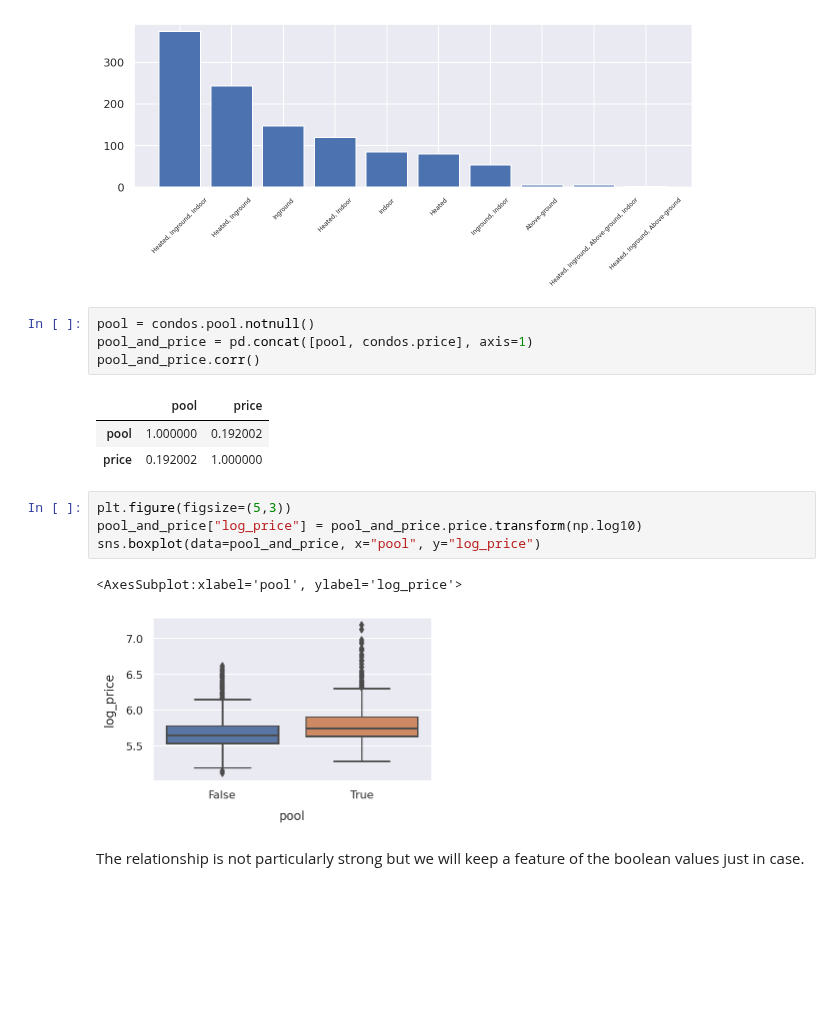
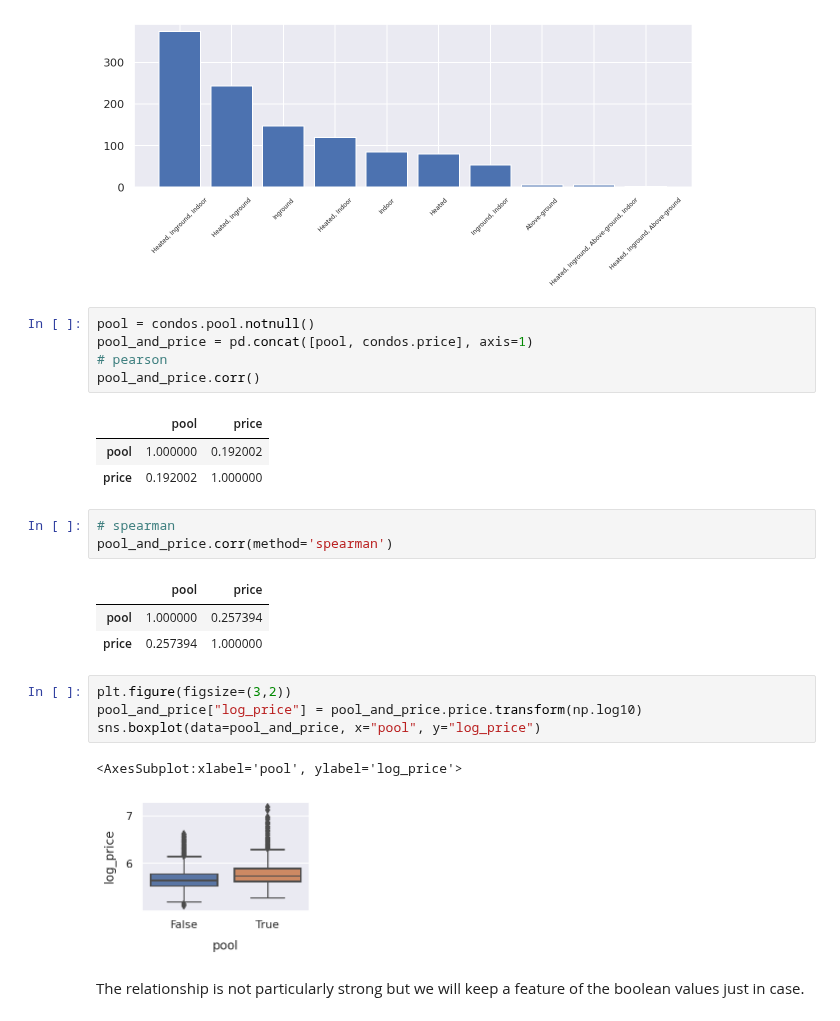
Before and after one commit to Jahnic/Data-Science, a Jupyter notebook: RealEstate/wrangle.ipynb, the cells around one changed output. Drawn from its saved outputs; the diff is of its cells as text; blank space fills up the shorter version.

```diff
--- a/RealEstate/wrangle.ipynb
+++ b/RealEstate/wrangle.ipynb
@@ -1176,18 +1176,26 @@ plt.show()
 # %%
 pool = condos.pool.notnull()
 pool_and_price = pd.concat([pool, condos.price], axis=1)
+# pearson
 pool_and_price.corr()
 # %% [output]
 |  | pool | price |
 | pool | 1.000000 | 0.192002 |
 | price | 0.192002 | 1.000000 |
+# %%
+# spearman
+pool_and_price.corr(method='spearman')
+# %% [output]
+|  | pool | price |
+| pool | 1.000000 | 0.257394 |
+| price | 0.257394 | 1.000000 |
 # %%
-plt.figure(figsize=(5,3))
+plt.figure(figsize=(3,2))
 pool_and_price["log_price"] = pool_and_price.price.transform(np.log10)
 sns.boxplot(data=pool_and_price, x="pool", y="log_price")
 # %% [output]
 <AxesSubplot:xlabel='pool', ylabel='log_price'>
-[figure, old version]
+[figure, new version]
 # %% [markdown]
 The relationship is not particularly strong but we will keep a feature of the boolean values just in case.
 # %%
```
Also changed, not shown: parts of 28 cells of this notebook.
